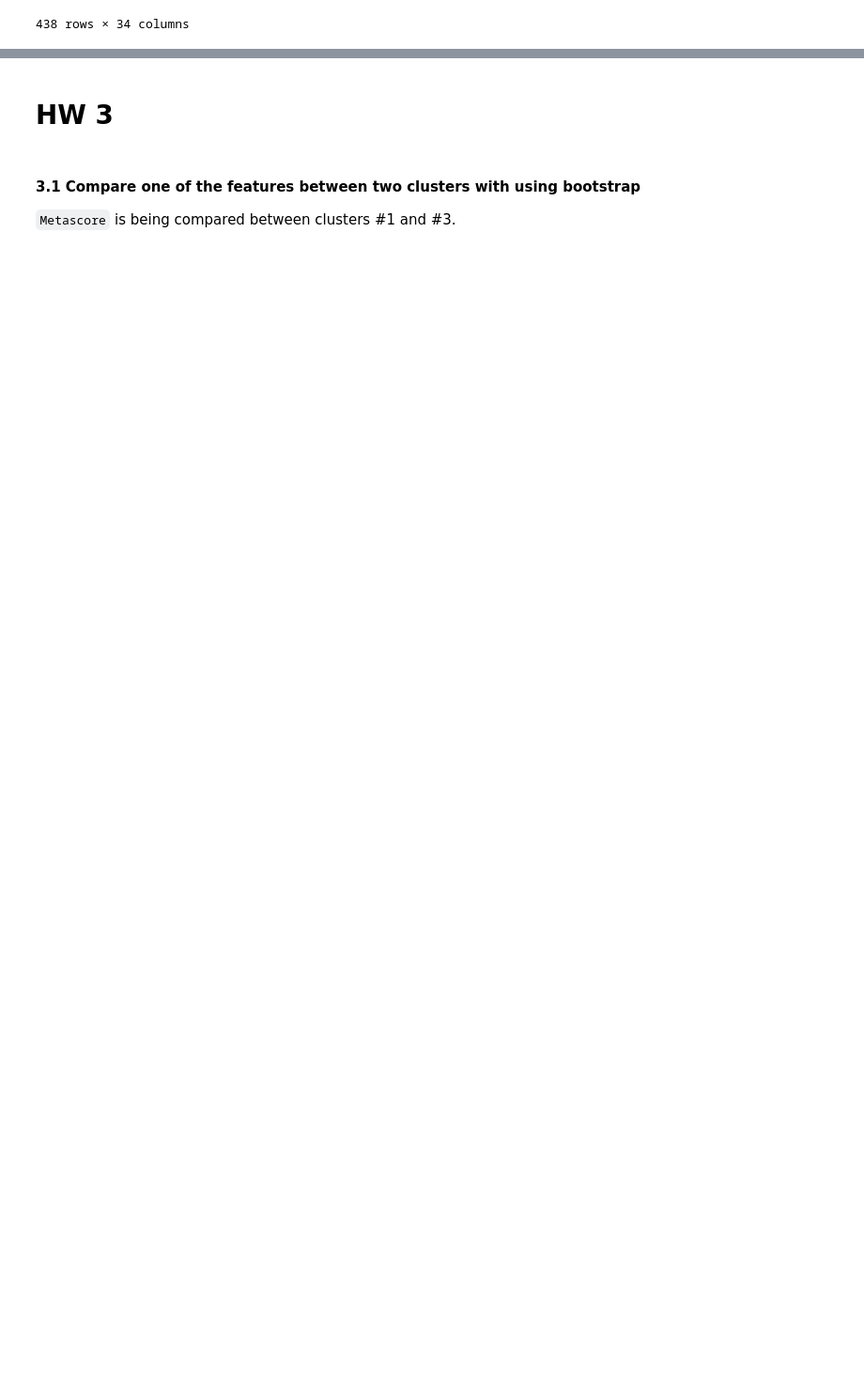
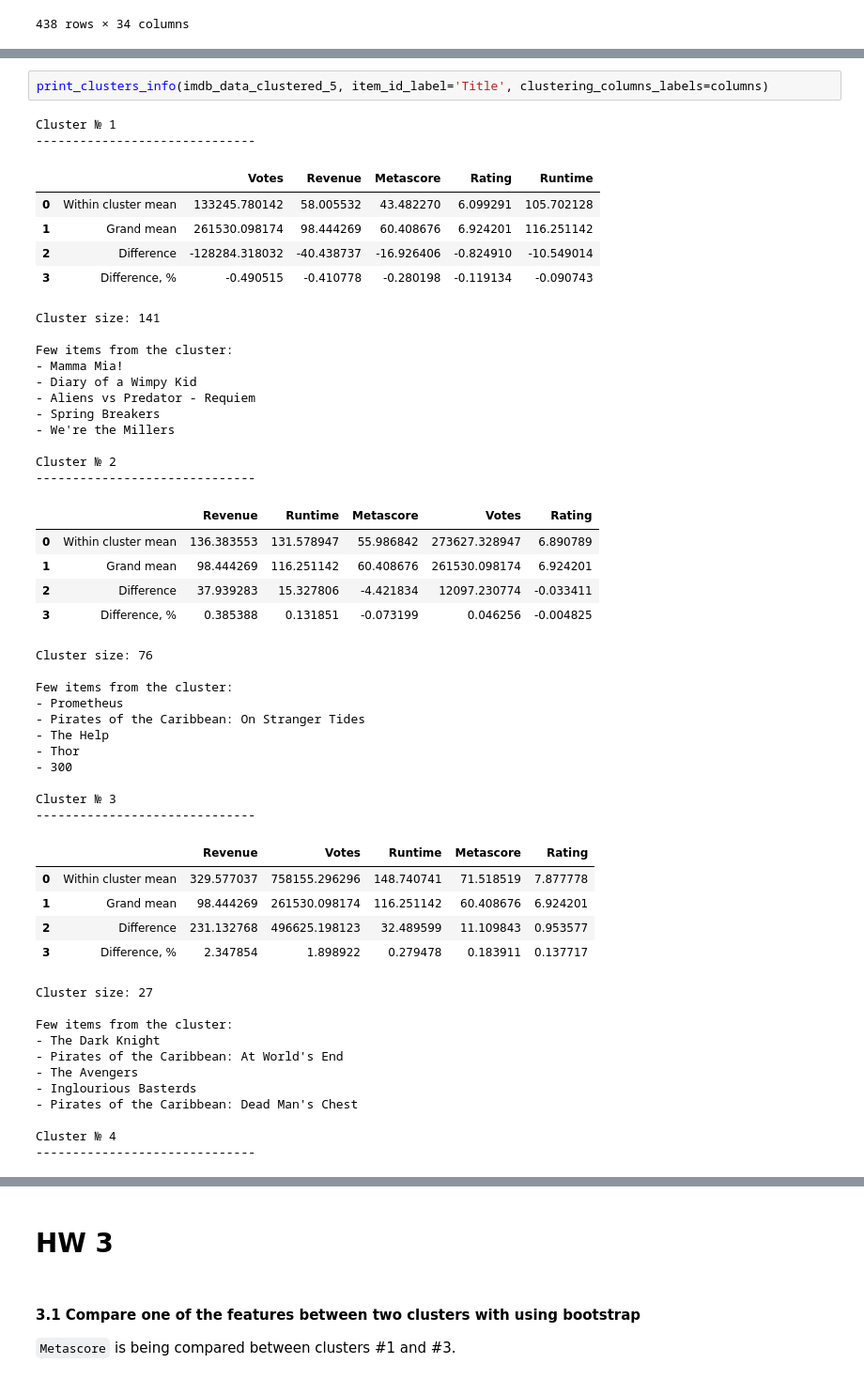
Before and after one commit to constantine7cd/mmda_imdb, a Jupyter notebook: hw.ipynb, the cells around one changed output, grey strips where cells are left out. Shown at 94% size. Saved outputs shown, nothing was run; the diff lists cells and outputs as text; blank space fills up the shorter version.

```diff
--- a/hw.ipynb
+++ b/hw.ipynb
@@ -165,0 +81,53 @@ Cluster № 6
+# %%
+print_clusters_info(imdb_data_clustered_5, item_id_label='Title', clustering_columns_labels=columns)
+# %% [output]
+Cluster № 1
+------------------------------
+|  |  | Votes | Revenue | Metascore | Rating | Runtime |
+| 0 | Within cluster mean | 133245.780142 | 58.005532 | 43.482270 | 6.099291 | 105.702128 |
+| 1 | Grand mean | 261530.098174 | 98.444269 | 60.408676 | 6.924201 | 116.251142 |
+| 2 | Difference | -128284.318032 | -40.438737 | -16.926406 | -0.824910 | -10.549014 |
+| 3 | Difference, % | -0.490515 | -0.410778 | -0.280198 | -0.119134 | -0.090743 |
+Cluster size: 141
+
+Few items from the cluster:
+- Mamma Mia!
+- Diary of a Wimpy Kid
+- Aliens vs Predator - Requiem
+- Spring Breakers
+- We're the Millers
+
+Cluster № 2
+------------------------------
+|  |  | Revenue | Runtime | Metascore | Votes | Rating |
+| 0 | Within cluster mean | 136.383553 | 131.578947 | 55.986842 | 273627.328947 | 6.890789 |
+| 1 | Grand mean | 98.444269 | 116.251142 | 60.408676 | 261530.098174 | 6.924201 |
+| 2 | Difference | 37.939283 | 15.327806 | -4.421834 | 12097.230774 | -0.033411 |
+| 3 | Difference, % | 0.385388 | 0.131851 | -0.073199 | 0.046256 | -0.004825 |
+Cluster size: 76
+
+Few items from the cluster:
+- Prometheus
+- Pirates of the Caribbean: On Stranger Tides
+- The Help
+- Thor
+- 300
+
+Cluster № 3
+------------------------------
+|  |  | Revenue | Votes | Runtime | Metascore | Rating |
+| 0 | Within cluster mean | 329.577037 | 758155.296296 | 148.740741 | 71.518519 | 7.877778 |
+| 1 | Grand mean | 98.444269 | 261530.098174 | 116.251142 | 60.408676 | 6.924201 |
+| 2 | Difference | 231.132768 | 496625.198123 | 32.489599 | 11.109843 | 0.953577 |
+| 3 | Difference, % | 2.347854 | 1.898922 | 0.279478 | 0.183911 | 0.137717 |
+Cluster size: 27
+
+Few items from the cluster:
+- The Dark Knight
+- Pirates of the Caribbean: At World's End
+- The Avengers
+- Inglourious Basterds
+- Pirates of the Caribbean: Dead Man's Chest
+
+Cluster № 4
+------------------------------
```
Also changed, not shown: parts of 23 cells of this notebook.
